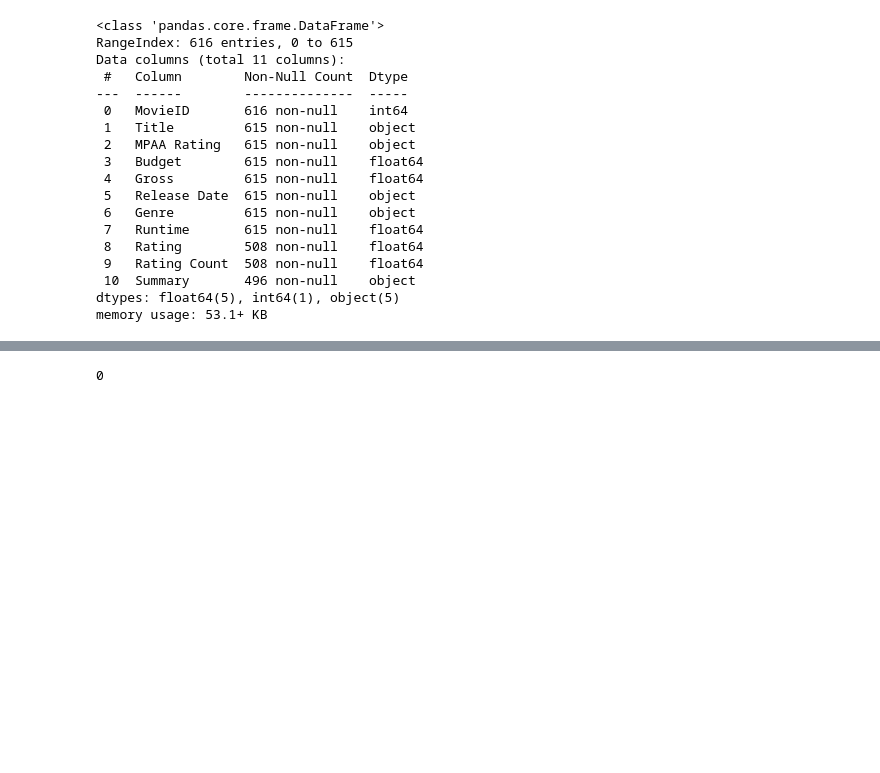
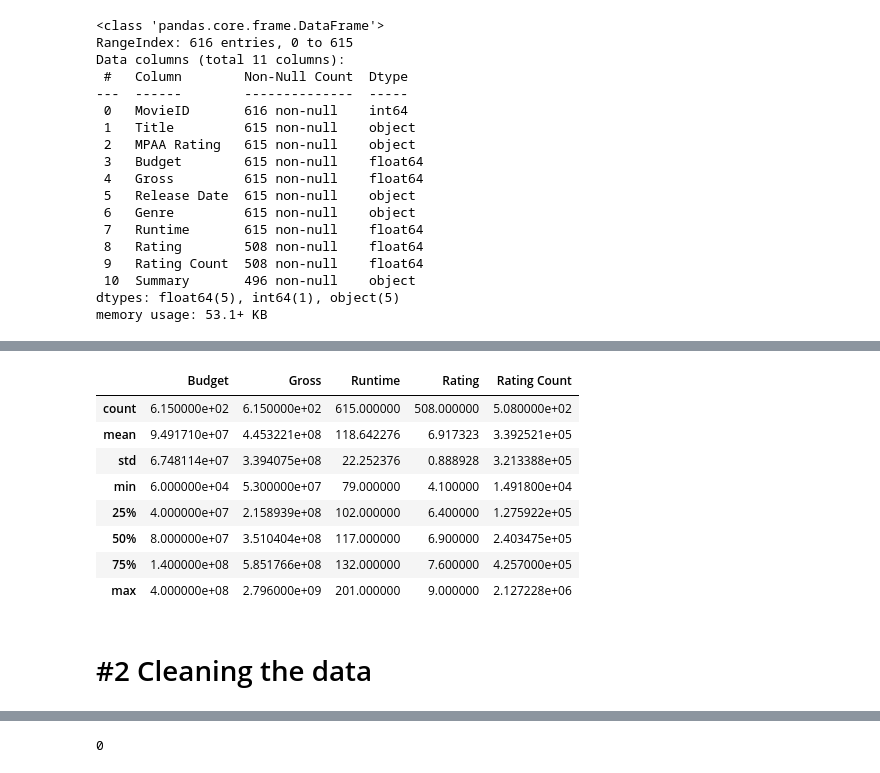
Before and after one commit to MarjilaRahmaty/movies-analysis, a Jupyter notebook: moive_EDA.ipynb, the cells around one changed output, grey strips where cells are left out. Cells and saved outputs as stored; diff of their text form; code cells hidden in the pictures; blank space fills up the shorter version.

```diff
--- a/moive_EDA.ipynb
+++ b/moive_EDA.ipynb
@@ -33,3 +83,18 @@ memory usage: 53.1+ KB
+# %%
+movie_df.describe()
+# %% [output]
+|  | Budget | Gross | Runtime | Rating | Rating Count |
+| count | 6.150000e+02 | 6.150000e+02 | 615.000000 | 508.000000 | 5.080000e+02 |
+| mean | 9.491710e+07 | 4.453221e+08 | 118.642276 | 6.917323 | 3.392521e+05 |
+| std | 6.748114e+07 | 3.394075e+08 | 22.252376 | 0.888928 | 3.213388e+05 |
+| min | 6.000000e+04 | 5.300000e+07 | 79.000000 | 4.100000 | 1.491800e+04 |
+| 25% | 4.000000e+07 | 2.158939e+08 | 102.000000 | 6.400000 | 1.275922e+05 |
+| 50% | 8.000000e+07 | 3.510404e+08 | 117.000000 | 6.900000 | 2.403475e+05 |
+| 75% | 1.400000e+08 | 5.851766e+08 | 132.000000 | 7.600000 | 4.257000e+05 |
+| max | 4.000000e+08 | 2.796000e+09 | 201.000000 | 9.000000 | 2.127228e+06 |
+# %% [markdown]
+
+# #2 Cleaning the data
 # %%
 movie_df.isna().sum() # returns sum of the null value for every columns
 # %% [output]
```
Also changed, not shown: parts of 14 cells of this notebook.
